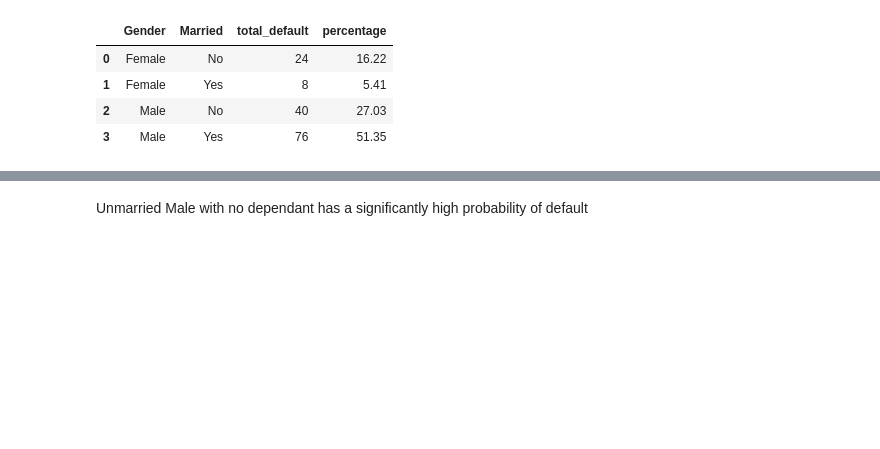
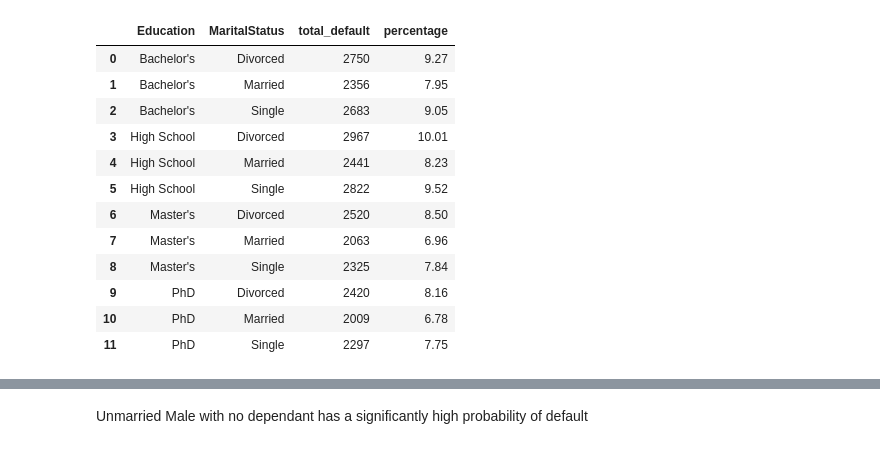
Before and after one commit to ebenezer2015/Machine-Learning-Model-Analysis, a Jupyter notebook: Classification-Modelling/2_exploratory_analysis.ipynb, the cells around one changed output, grey strips where cells are left out. Cells and saved outputs as stored; diff of their text form; code cells hidden in the pictures; blank space fills up the shorter version.

```diff
--- a/Classification-Modelling/2_exploratory_analysis.ipynb
+++ b/Classification-Modelling/2_exploratory_analysis.ipynb
@@ -24,16 +24,24 @@ ml.checking_class_imbalance(filtered_df, 'Loan_Status', 'Loan Default Status his
 # %%
 #what percentae
 # Group by 'sex' and 'married', and count 'default' occurrences
-result = filtered_df.groupby(['Gender', 'Married']).agg(total_default=('Loan_Status', lambda x: (x == 'N').sum())).reset_index()
+result = filtered_df.groupby(['Education', 'MaritalStatus']).agg(total_default=('Default', lambda x: (x == 1).sum())).reset_index()
 # Calculate the total defaults for all groups
 total_defaults = result['total_default'].sum()
 # Calculate the percentage of defaults for each group
 result['percentage'] = round(result['total_default'] / total_defaults * 100, 2)
 result
 # %% [output]
-|  | Gender | Married | total_default | percentage |
-| 0 | Female | No | 24 | 16.22 |
-| 1 | Female | Yes | 8 | 5.41 |
-| 2 | Male | No | 40 | 27.03 |
-| 3 | Male | Yes | 76 | 51.35 |
+|  | Education | MaritalStatus | total_default | percentage |
+| 0 | Bachelor's | Divorced | 2750 | 9.27 |
+| 1 | Bachelor's | Married | 2356 | 7.95 |
+| 2 | Bachelor's | Single | 2683 | 9.05 |
+| 3 | High School | Divorced | 2967 | 10.01 |
+| 4 | High School | Married | 2441 | 8.23 |
+| 5 | High School | Single | 2822 | 9.52 |
+| 6 | Master's | Divorced | 2520 | 8.50 |
+| 7 | Master's | Married | 2063 | 6.96 |
+| 8 | Master's | Single | 2325 | 7.84 |
+| 9 | PhD | Divorced | 2420 | 8.16 |
+| 10 | PhD | Married | 2009 | 6.78 |
+| 11 | PhD | Single | 2297 | 7.75 |
 # %%
```
Also changed, not shown: parts of 4 cells of this notebook, 4 other files.
